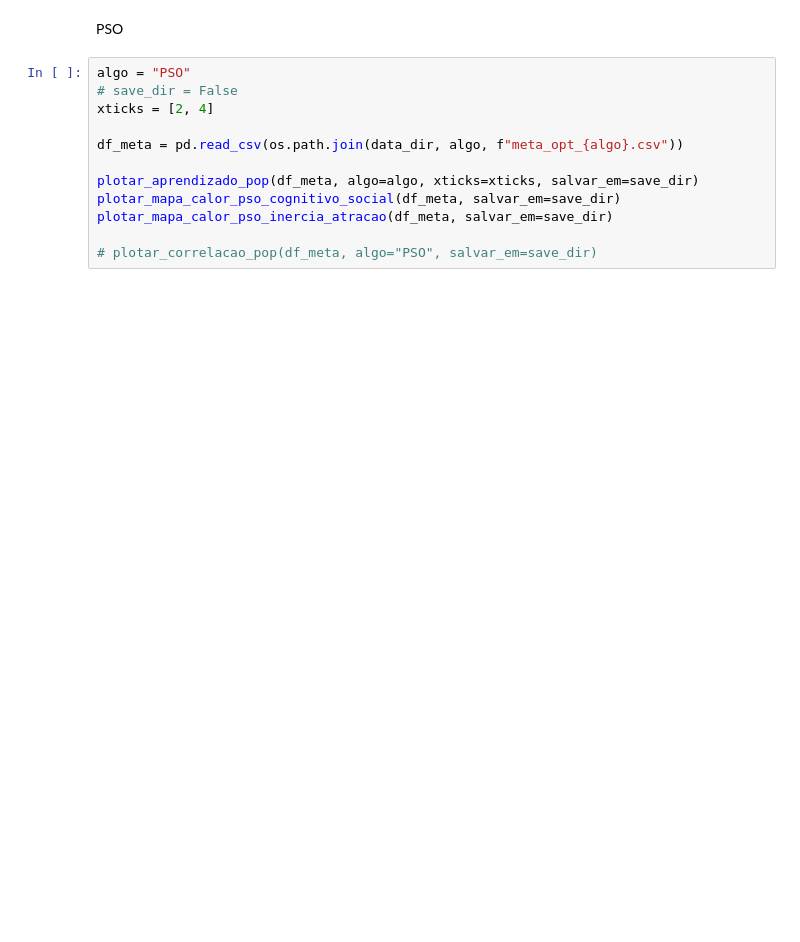
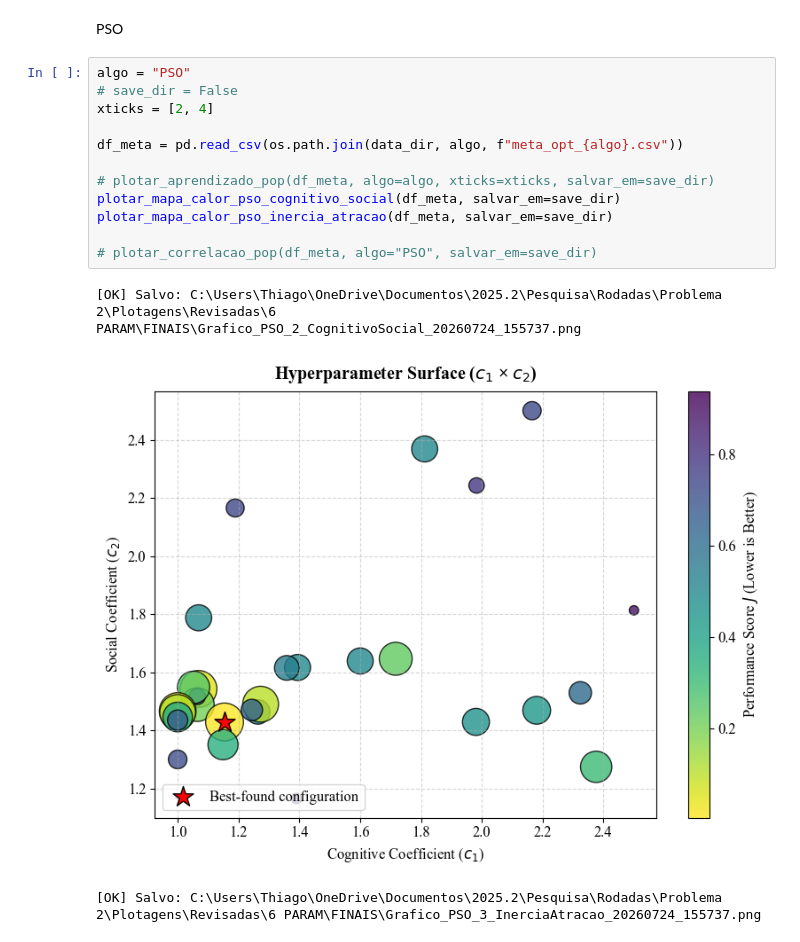
Before and after one commit to joaovfdias/optim_model_updating, a Jupyter notebook: plots/metaopt/plot_6PARAM.ipynb, the cells around one changed output. Cells and saved outputs as stored; diff of their text form; blank space fills up the shorter version.

```diff
--- a/plots/metaopt/plot_6PARAM.ipynb
+++ b/plots/metaopt/plot_6PARAM.ipynb
@@ -46,12 +57,16 @@ PSO
 # %%
 algo = "PSO"
 # save_dir = False
 xticks = [2, 4]
 
 df_meta = pd.read_csv(os.path.join(data_dir, algo, f"meta_opt_{algo}.csv"))
 
-plotar_aprendizado_pop(df_meta, algo=algo, xticks=xticks, salvar_em=save_dir)
+# plotar_aprendizado_pop(df_meta, algo=algo, xticks=xticks, salvar_em=save_dir)
 plotar_mapa_calor_pso_cognitivo_social(df_meta, salvar_em=save_dir)
 plotar_mapa_calor_pso_inercia_atracao(df_meta, salvar_em=save_dir)
 
 # plotar_correlacao_pop(df_meta, algo="PSO", salvar_em=save_dir)
+# %% [output]
+[OK] Salvo: C:\Users\Thiago\OneDrive\Documentos\2025.2\Pesquisa\Rodadas\Problema 2\Plotagens\Revisadas\6 PARAM\FINAIS\Grafico_PSO_2_CognitivoSocial_20260724_155737.png
+[figure, added]
+[OK] Salvo: C:\Users\Thiago\OneDrive\Documentos\2025.2\Pesquisa\Rodadas\Problema 2\Plotagens\Revisadas\6 PARAM\FINAIS\Grafico_PSO_3_InerciaAtracao_20260724_155737.png
```
Also changed, not shown: parts of 4 cells of this notebook, 1 other file.
